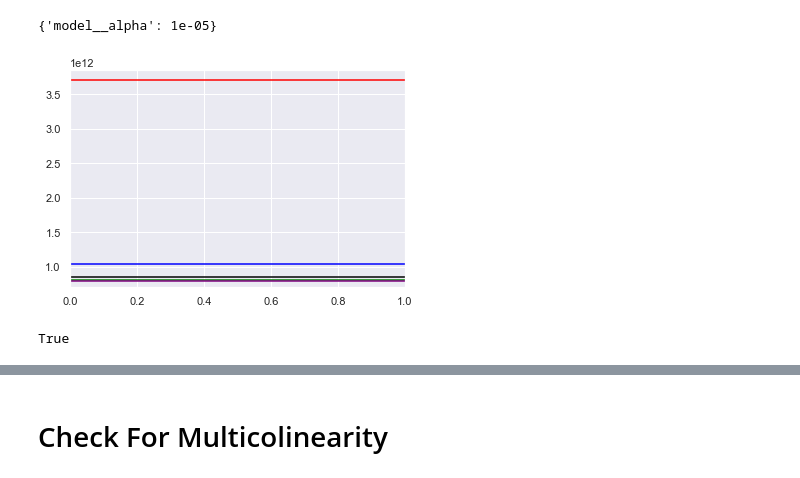
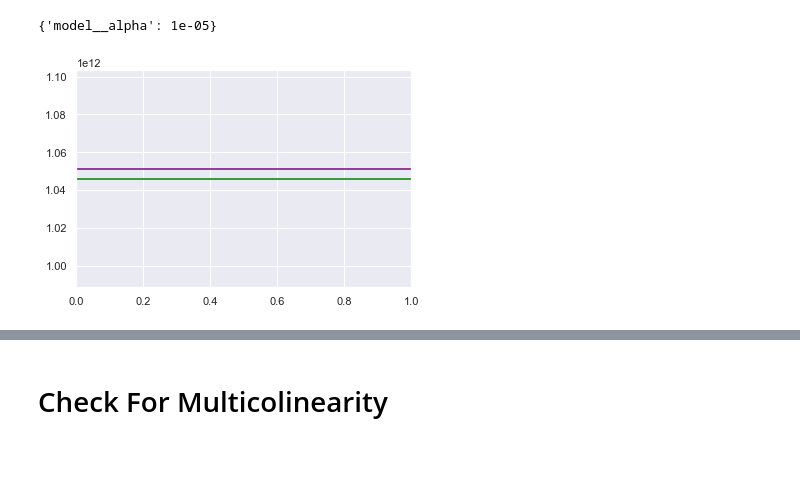
Before and after one commit to MahmoudAdel-hub/Prediction-of-Maadi-homes, a Jupyter notebook: MaadiHouses.ipynb, the cells around one changed output, grey strips where cells are left out. Drawn from its saved outputs; the diff is of its cells as text; code cells hidden in the pictures.

```diff
--- a/MaadiHouses.ipynb
+++ b/MaadiHouses.ipynb
@@ -222,5 +210,3 @@ df=df[(df['price_in_egy']<=high)&(df['price_in_egy']>=low)]
-# %%
-df=df[(df['area_in_squared_meters']<=high1)&(df['area_in_squared_meters']>=low1)]
 # %%
 fig,ax=plt.subplots(len(Numerical_Columns),1,figsize=(8,8),constrained_layout=True)
 for _,_1 in zip(Numerical_Columns,ax):
@@ -318,3 +304,14 @@ X_train,X_test,y_train,y_test=train_test_split(X,y,train_size=0.8)
+# %%
+First ,third=y_train.quantile(0.25),y_train.quantile(0.75)
+IQR=1.5*(third-First)
+low=First-IQR
+high=third+IQR
+# %%
+y_train=y_train[(y_train<=high)&(y_train>=low)]
+y_test=y_test[(y_test<=high)&(y_test>=low)]
+# %%
+X_train=X_train[X_train.index.isin(y_train.index)]
+X_test=X_test[X_test.index.isin(y_test.index)]
 # %% [markdown]
 # BaseLine Model
 # %%
@@ -404,19 +401,11 @@ GS.best_params_
 # %% [output]
 {'model__alpha': 1e-05}
 # %%
-plt.axhline(baseline,color='red')
-plt.axhline(train_msq,color='black')
-plt.axhline(msq_cv,color='blue')
 plt.axhline(mean_squared_error(y_test,model.predict(X_test)),color='green')
 plt.axhline(mean_squared_error(y_test,GS.predict(X_test)),color='purple')
-
 plt.show()
 # %% [output]
-[figure, old version]
+[figure, new version]
-# %%
-mean_squared_error(y_test,GS.predict(X_test))<mean_squared_error(y_test,model.predict(X_test))
-# %% [output]
-True
 # %%
 df1=pd.DataFrame({'predicts':GS.predict(X_test),'actual_values':y_test})
 # %%
```
Also changed, not shown: parts of 36 cells of this notebook, 1 other file.
